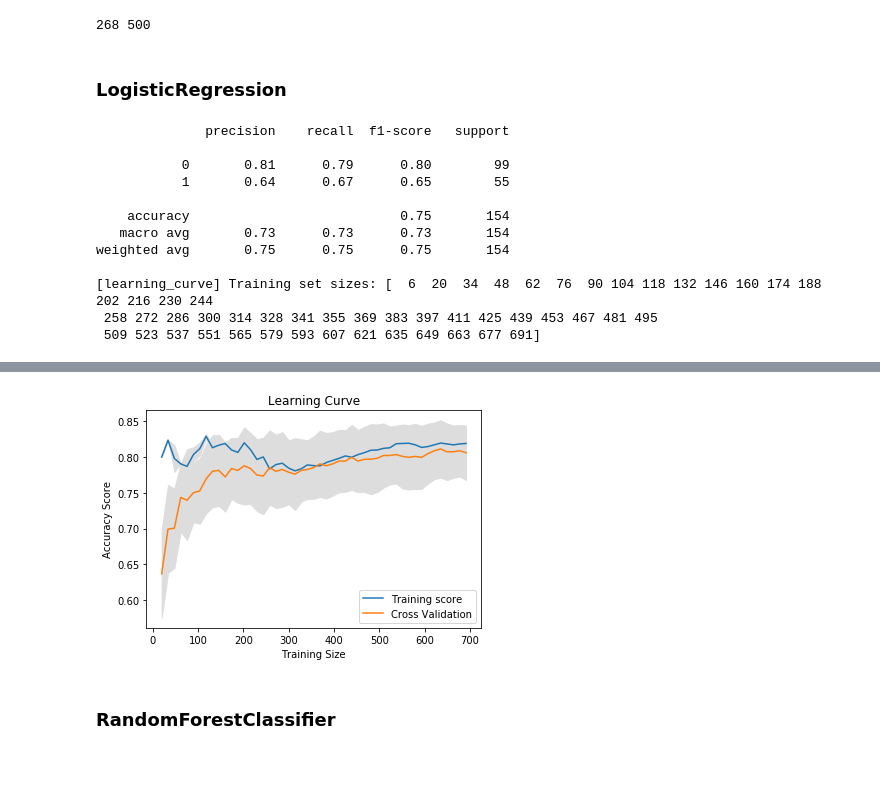
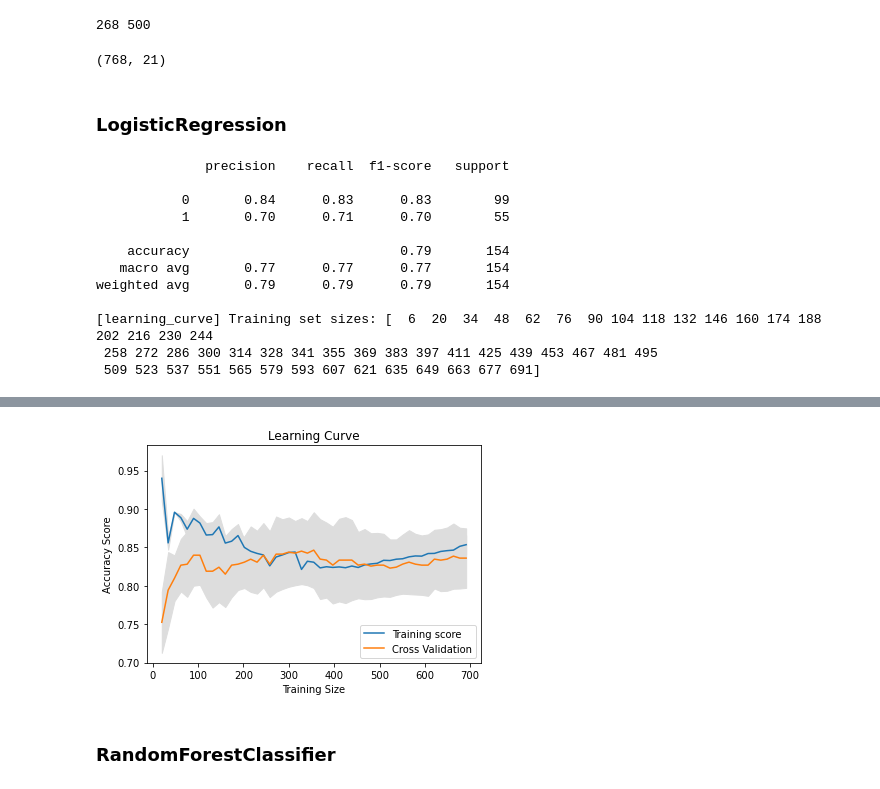
Before and after one commit to kxerxess/Diabetes-Prediction, a Jupyter notebook: ML Models/ML_diabetes_final.ipynb, the cells around one changed output, grey strips where cells are left out. Drawn from its saved outputs; the diff is of its cells as text; code cells hidden in the pictures.

```diff
--- a/ML Models/ML_diabetes_final.ipynb
+++ b/ML Models/ML_diabetes_final.ipynb
@@ -39,0 +69,7 @@ df.head()
+# %%
+features = df1.loc[:].values
+scaler = StandardScaler()
+x_scaled = scaler.fit_transform(features)
+df1_scaled = pd.DataFrame(x_scaled, columns=df1_coulmns)
+print(df1_scaled.shape)
+df1_scaled.head()
@@ -39,0 +84,3 @@ df.head()
+# %%
+df_scaled = pd.concat([df1_scaled, df2], axis=1, sort=False)
+print(df_scaled.isnull().sum())
@@ -65,16 +140,18 @@ plt.show()
 # %% [output]
 [figure]
 # %%
-labels = df.loc[:,'Outcome'].values
-features = df.loc[:,df.columns!='Outcome'].values
+labels = df_scaled.loc[:,'Outcome'].values
+features = df_scaled.loc[:,df_scaled.columns!='Outcome'].values
 print(labels[labels==1].shape[0], labels[labels==0].shape[0])
 # %% [output]
 268 500
 # %%
-scaler=MinMaxScaler((0,1))
-x=scaler.fit_transform(features)
+x=features
 y=labels
 xTrain,xTest,yTrain,yTest=tts(x, y, test_size=0.2, random_state=42)
+x.shape
+# %% [output]
+(768, 21)
 # %%
 values = {}
 def learning_curve_plot(clf):
@@ -95,21 +172,21 @@ def learning_curve_plot(clf):
 # %% [markdown]
 ### LogisticRegression
 # %%
-clf=LogisticRegression()
-clf.fit(xTrain, yTrain)
-pred=clf.predict(xTest)
+logReg=LogisticRegression()
+logReg.fit(xTrain, yTrain)
+pred=logReg.predict(xTest)
 print(classification_report(yTest,pred))
 values["LogisticRegression"]=accuracy_score(yTest,pred)
-learning_curve_plot(clf)
+learning_curve_plot(logReg)
 # %% [output]
               precision    recall  f1-score   support
 
-           0       0.81      0.79      0.80        99
-           1       0.64      0.67      0.65        55
+           0       0.84      0.83      0.83        99
+           1       0.70      0.71      0.70        55
 
-    accuracy                           0.75       154
-   macro avg       0.73      0.73      0.73       154
-weighted avg       0.75      0.75      0.75       154
+    accuracy                           0.79       154
+   macro avg       0.77      0.77      0.77       154
+weighted avg       0.79      0.79      0.79       154
 
 [learning_curve] Training set sizes: [  6  20  34  48  62  76  90 104 118 132 146 160 174 188 202 216 230 244
  258 272 286 300 314 328 341 355 369 383 397 411 425 439 453 467 481 495
@@ -119,4 +196,4 @@ weighted avg       0.75      0.75      0.75       154
-[figure, old version]
+[figure, new version]
 # %% [markdown]
 ###  RandomForestClassifier
 # %%
```
Also changed, not shown: parts of 18 cells of this notebook, 3 other files.
